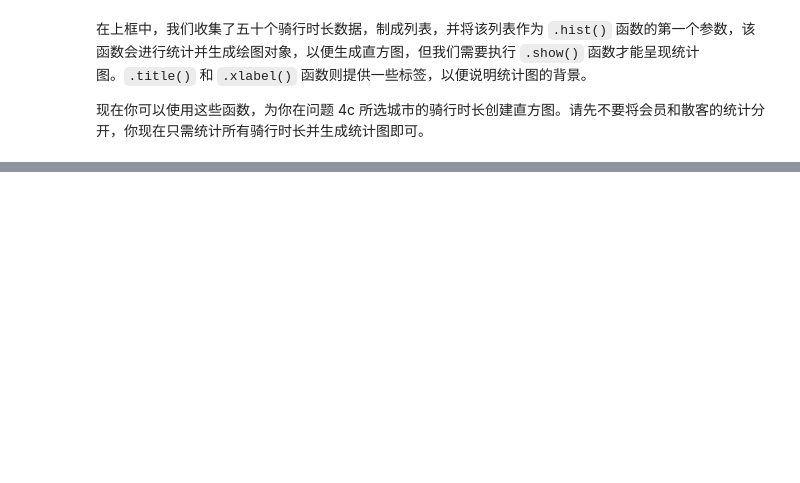
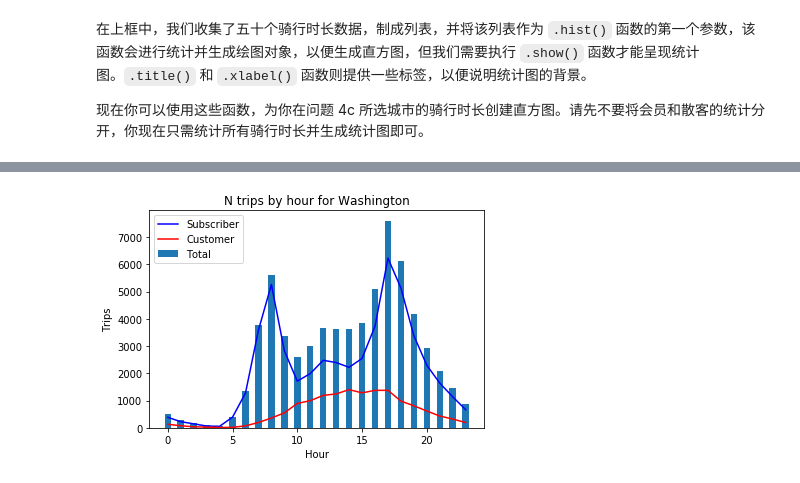
Before and after one commit to nevinxie/udacity_ml_beginner, a Jupyter notebook: Bike_Share_Analysis/Bike_Share_Analysis-zh.ipynb, the cells around one changed output, grey strips where cells are left out. Drawn from its saved outputs; the diff is of its cells as text; code cells hidden in the pictures; blank space fills up the shorter version.

```diff
--- a/Bike_Share_Analysis/Bike_Share_Analysis-zh.ipynb
+++ b/Bike_Share_Analysis/Bike_Share_Analysis-zh.ipynb
@@ -548,0 +594,33 @@ plt.show()
+# %%
+## 使用本框及新框来继续探索数据集。 ##
+## 一旦你进行了自己的探索，请写下你的发现 ##
+## 请将发现写在上方的 Markdown 框中。
+
+def trip_load_by_hour(filename, user_type=None):
+    """
+        return a list of trip number for diff hours by user type
+    """
+    n_trips = [0]*24
+    with open(filename,'r') as file_in:
+        reader = csv.DictReader(file_in)
+        for row in reader:
+            if ( not user_type ) or ( user_type and user_type == row['user_type'] ):
+                    count = n_trips[int(row['hour'])]
+                    n_trips[int(row['hour'])] = count+1
+    return n_trips
+
+filename = city_info['Washington']['out_file']
+n_trips = trip_load_by_hour(filename)
+n_trips_subscriber = trip_load_by_hour(filename, user_type='Subscriber')
+n_trips_customer = trip_load_by_hour(filename, user_type='Customer')
+x = [i for i in range(24)]
+plt.bar(x, n_trips, width=0.5, label='Total')
+plt.plot(x, n_trips_subscriber, color='b',label='Subscriber')
+plt.plot(x, n_trips_customer, color='r', label='Customer')
+plt.legend(loc='upper left')
+plt.title('N trips by hour for Washington')
+plt.xlabel('Hour')
+plt.ylabel('Trips')
+plt.show()
+# %% [output]
+[figure, added]
```
Also changed, not shown: parts of 13 cells of this notebook, 1 other file.
